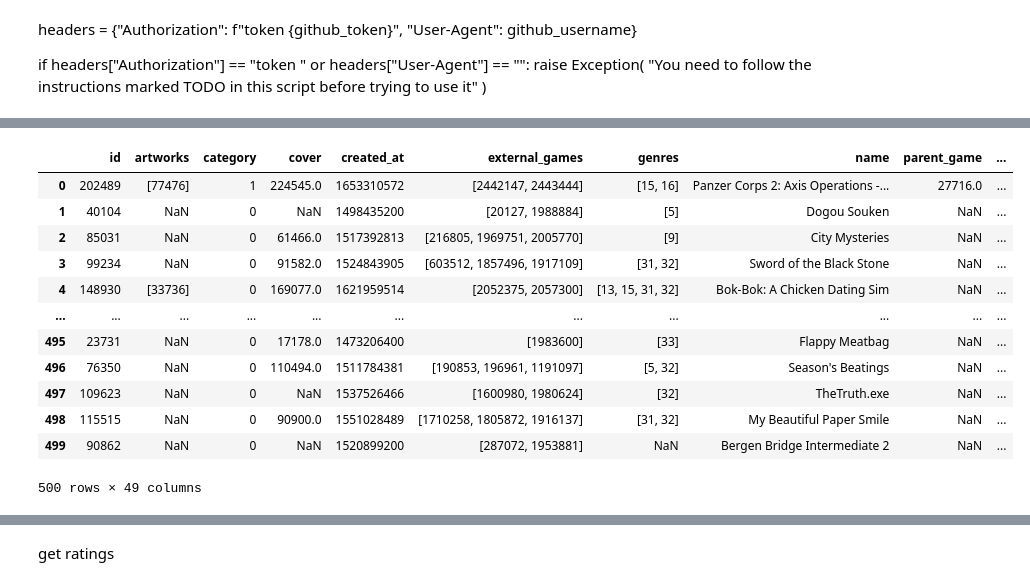
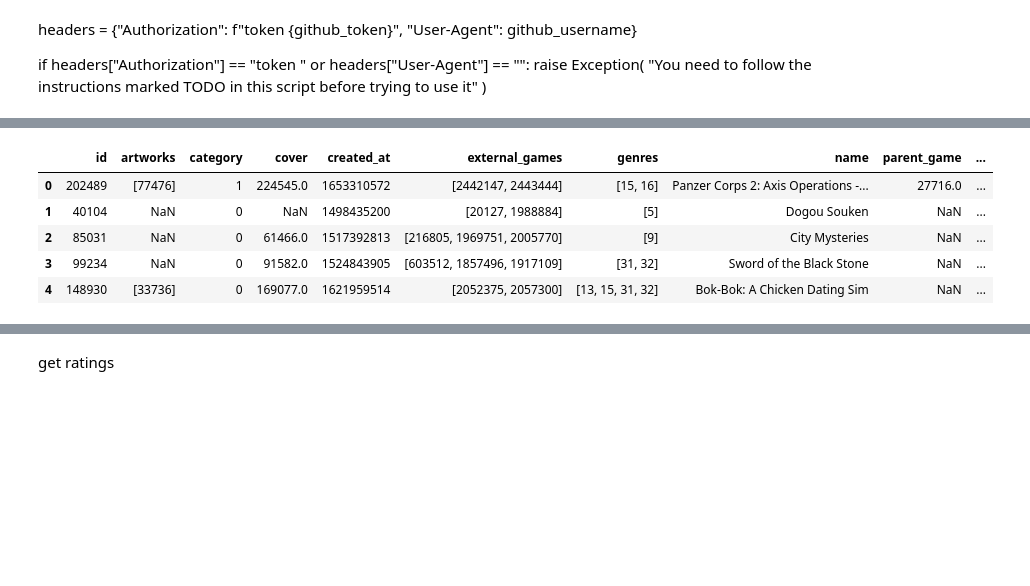
Before and after one commit to MrEnigmamgine/Videogame-Capstone_fork, a Jupyter notebook: jarrid_workbook.ipynb, the cells around one changed output, grey strips where cells are left out. Cells and saved outputs as stored; diff of their text form; code cells hidden in the pictures; blank space fills up the shorter version.

```diff
--- a/jarrid_workbook.ipynb
+++ b/jarrid_workbook.ipynb
@@ -154,19 +140,12 @@ import json
 y = json.loads(byte_array)
 # %%
-pd.DataFrame(y)
+pd.DataFrame(y).head()
 # %% [output]
 |  | id | artworks | category | cover | created_at | external_games | genres | name | parent_game | ... |
 | 0 | 202489 | [77476] | 1 | 224545.0 | 1653310572 | [2442147, 2443444] | [15, 16] | Panzer Corps 2: Axis Operations -... | 27716.0 | ... |
 | 1 | 40104 | NaN | 0 | NaN | 1498435200 | [20127, 1988884] | [5] | Dogou Souken | NaN | ... |
 | 2 | 85031 | NaN | 0 | 61466.0 | 1517392813 | [216805, 1969751, 2005770] | [9] | City Mysteries | NaN | ... |
 | 3 | 99234 | NaN | 0 | 91582.0 | 1524843905 | [603512, 1857496, 1917109] | [31, 32] | Sword of the Black Stone | NaN | ... |
 | 4 | 148930 | [33736] | 0 | 169077.0 | 1621959514 | [2052375, 2057300] | [13, 15, 31, 32] | Bok-Bok: A Chicken Dating Sim | NaN | ... |
-| ... | ... | ... | ... | ... | ... | ... | ... | ... | ... | ... |
-| 495 | 23731 | NaN | 0 | 17178.0 | 1473206400 | [1983600] | [33] | Flappy Meatbag | NaN | ... |
-| 496 | 76350 | NaN | 0 | 110494.0 | 1511784381 | [190853, 196961, 1191097] | [5, 32] | Season's Beatings | NaN | ... |
-| 497 | 109623 | NaN | 0 | NaN | 1537526466 | [1600980, 1980624] | [32] | TheTruth.exe | NaN | ... |
-| 498 | 115515 | NaN | 0 | 90900.0 | 1551028489 | [1710258, 1805872, 1916137] | [31, 32] | My Beautiful Paper Smile | NaN | ... |
-| 499 | 90862 | NaN | 0 | NaN | 1520899200 | [287072, 1953881] | NaN | Bergen Bridge Intermediate 2 | NaN | ... |
-500 rows × 49 columns
 # %%
 pd.DataFrame(y).columns
```
Also changed, not shown: parts of 52 cells of this notebook.
